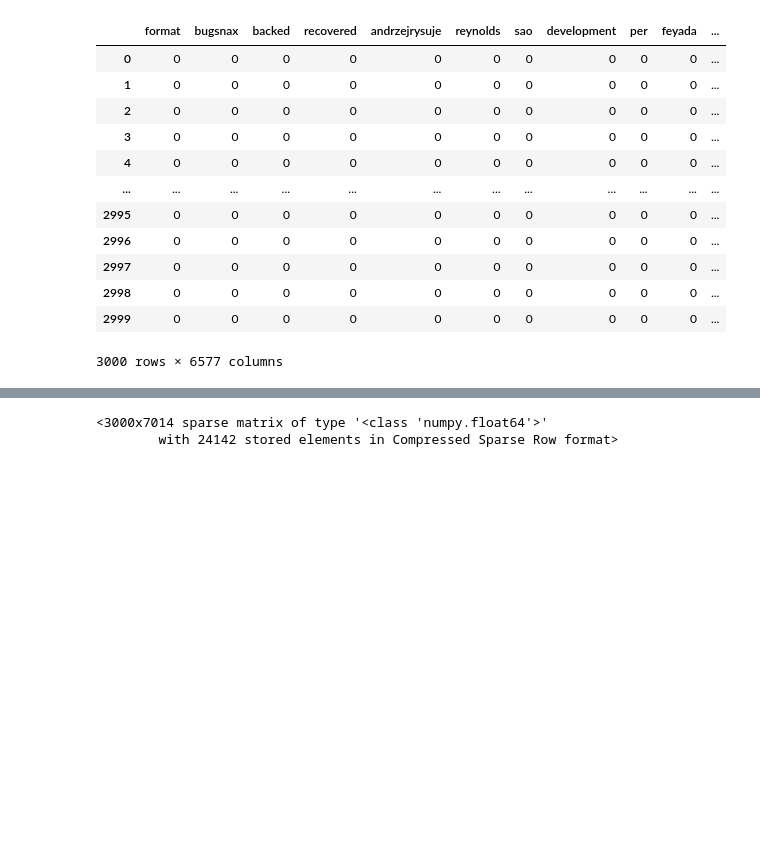
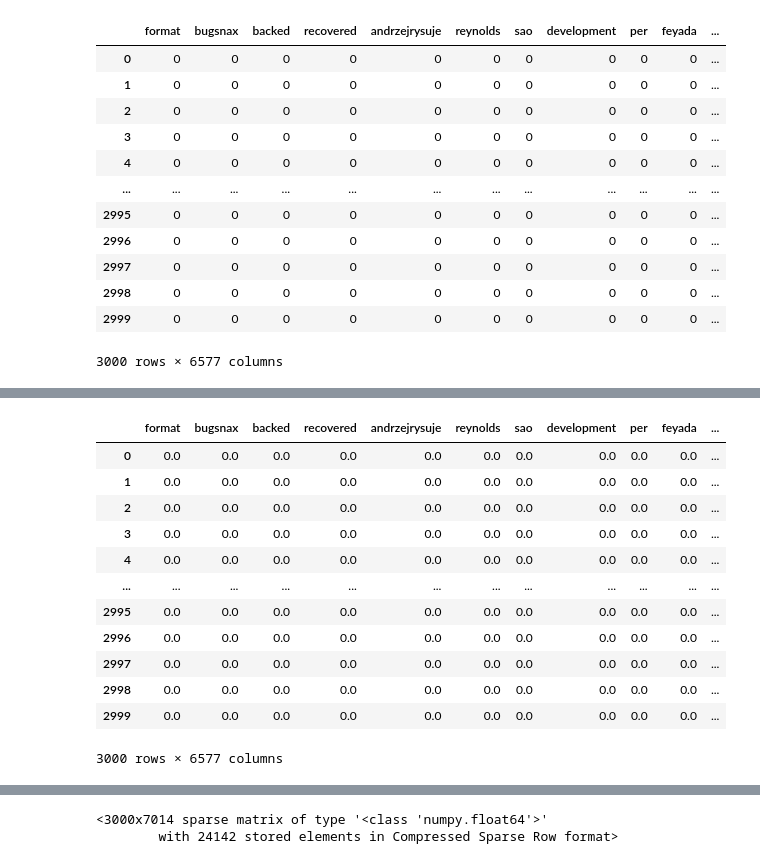
Before and after one commit to RubenBec/Capstone2, a Jupyter notebook: test.ipynb, the cells around one changed output, grey strips where cells are left out. Saved outputs shown, nothing was run; the diff lists cells and outputs as text; code cells hidden in the pictures; blank space fills up the shorter version.

```diff
--- a/test.ipynb
+++ b/test.ipynb
@@ -298,0 +330,17 @@ df
+# %%
+# term frequency, inverse document frequency matrix
+tfidf = tf * idf; tfidf.round(2)
+# %% [output]
+|  | format | bugsnax | backed | recovered | andrzejrysuje | reynolds | sao | development | per | feyada | ... |
+| 0 | 0.0 | 0.0 | 0.0 | 0.0 | 0.0 | 0.0 | 0.0 | 0.0 | 0.0 | 0.0 | ... |
+| 1 | 0.0 | 0.0 | 0.0 | 0.0 | 0.0 | 0.0 | 0.0 | 0.0 | 0.0 | 0.0 | ... |
+| 2 | 0.0 | 0.0 | 0.0 | 0.0 | 0.0 | 0.0 | 0.0 | 0.0 | 0.0 | 0.0 | ... |
+| 3 | 0.0 | 0.0 | 0.0 | 0.0 | 0.0 | 0.0 | 0.0 | 0.0 | 0.0 | 0.0 | ... |
+| 4 | 0.0 | 0.0 | 0.0 | 0.0 | 0.0 | 0.0 | 0.0 | 0.0 | 0.0 | 0.0 | ... |
+| ... | ... | ... | ... | ... | ... | ... | ... | ... | ... | ... | ... |
+| 2995 | 0.0 | 0.0 | 0.0 | 0.0 | 0.0 | 0.0 | 0.0 | 0.0 | 0.0 | 0.0 | ... |
+| 2996 | 0.0 | 0.0 | 0.0 | 0.0 | 0.0 | 0.0 | 0.0 | 0.0 | 0.0 | 0.0 | ... |
+| 2997 | 0.0 | 0.0 | 0.0 | 0.0 | 0.0 | 0.0 | 0.0 | 0.0 | 0.0 | 0.0 | ... |
+| 2998 | 0.0 | 0.0 | 0.0 | 0.0 | 0.0 | 0.0 | 0.0 | 0.0 | 0.0 | 0.0 | ... |
+| 2999 | 0.0 | 0.0 | 0.0 | 0.0 | 0.0 | 0.0 | 0.0 | 0.0 | 0.0 | 0.0 | ... |
+3000 rows × 6577 columns
```
Also changed, not shown: parts of 15 cells of this notebook.
